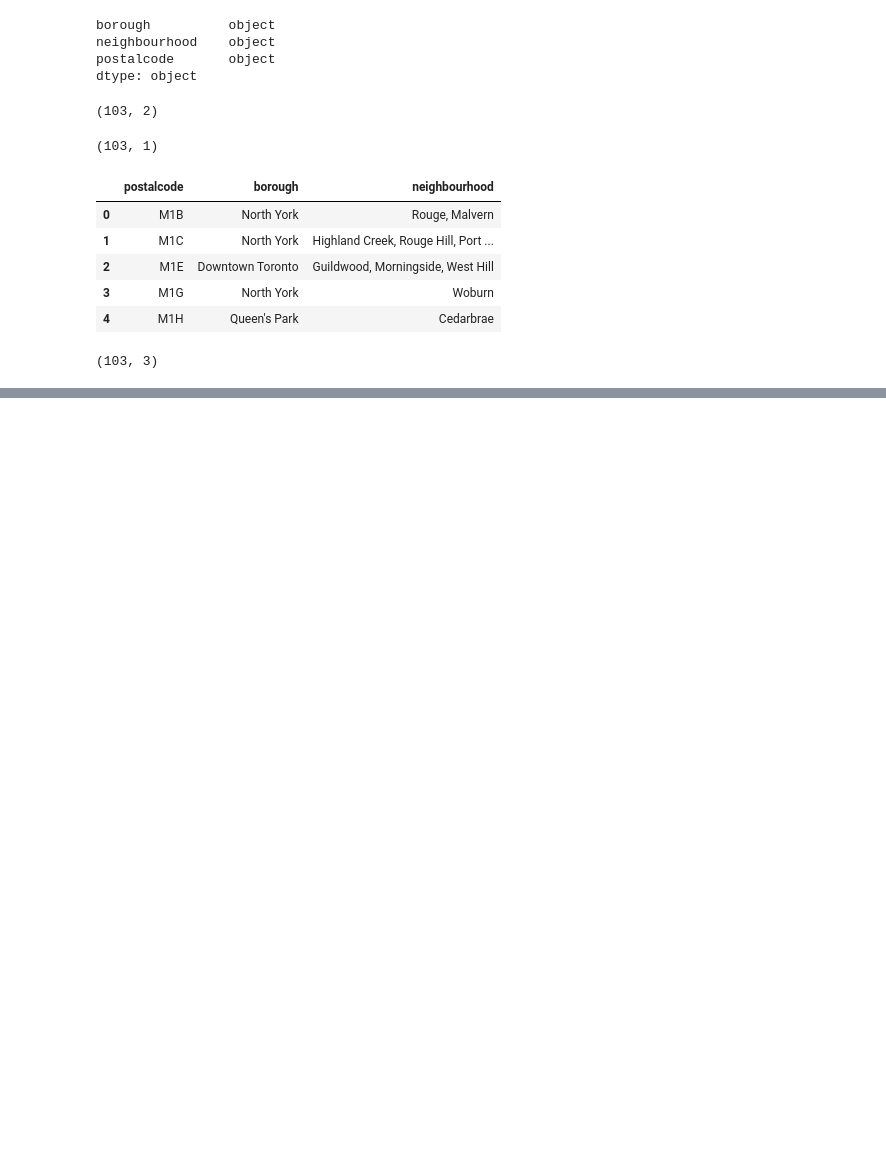
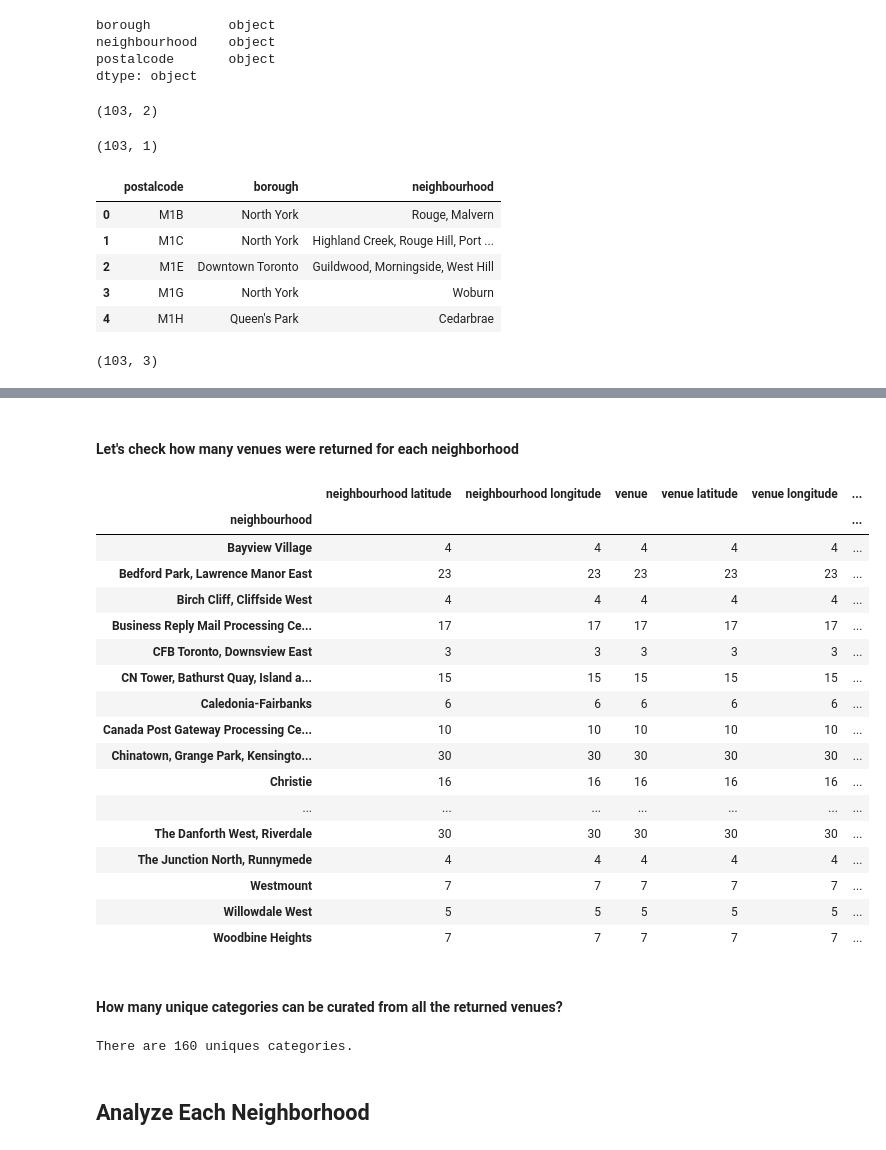
Before and after one commit to ThomVersteeg/Coursera_Capstone, a Jupyter notebook: capstone project week 3.ipynb, the cells around one changed output, grey strips where cells are left out. Cells and saved outputs as stored; diff of their text form; code cells hidden in the pictures; blank space fills up the shorter version.

```diff
--- a/capstone project week 3.ipynb
+++ b/capstone project week 3.ipynb
@@ -132,0 +215,19 @@ SyntaxError: invalid syntax (<ipython-input-77-bcb757b897b4>, line 1)
+# %%
+# create map of New York using latitude and longitude values
+map_toronto = folium.Map(location=[latitude, longitude], zoom_start=10)
+
+# add markers to map
+for lat, lng, borough, neighbourhood in zip(toronto_postal_codes['latitude'], toronto_postal_codes['longitude'], toronto_postal_codes['borough'], toronto_postal_codes['neighbourhood']):
+    label = '{}, {}'.format(neighbourhood, borough)
+    label = folium.Popup(label, parse_html=True)
+    folium.CircleMarker(
+        [lat, lng],
+        radius=5,
+        popup=label,
+        color='blue',
+        fill=True,
+        fill_color='#3186cc',
+        fill_opacity=0.7,
+        parse_html=False).add_to(map_toronto)
+
+map_toronto
@@ -132,0 +337,31 @@ SyntaxError: invalid syntax (<ipython-input-77-bcb757b897b4>, line 1)
+# %% [markdown]
+#### Let's check how many venues were returned for each neighborhood
+# %%
+toronto_venues.groupby('neighbourhood').count()
+# %% [output]
+|  | neighbourhood latitude | neighbourhood longitude | venue | venue latitude | venue longitude | ... |
+| neighbourhood |  |  |  |  |  | ... |
+| Bayview Village | 4 | 4 | 4 | 4 | 4 | ... |
+| Bedford Park, Lawrence Manor East | 23 | 23 | 23 | 23 | 23 | ... |
+| Birch Cliff, Cliffside West | 4 | 4 | 4 | 4 | 4 | ... |
+| Business Reply Mail Processing Ce... | 17 | 17 | 17 | 17 | 17 | ... |
+| CFB Toronto, Downsview East | 3 | 3 | 3 | 3 | 3 | ... |
+| CN Tower, Bathurst Quay, Island a... | 15 | 15 | 15 | 15 | 15 | ... |
+| Caledonia-Fairbanks | 6 | 6 | 6 | 6 | 6 | ... |
+| Canada Post Gateway Processing Ce... | 10 | 10 | 10 | 10 | 10 | ... |
+| Chinatown, Grange Park, Kensingto... | 30 | 30 | 30 | 30 | 30 | ... |
+| Christie | 16 | 16 | 16 | 16 | 16 | ... |
+| ... | ... | ... | ... | ... | ... | ... |
+| The Danforth West, Riverdale | 30 | 30 | 30 | 30 | 30 | ... |
+| The Junction North, Runnymede | 4 | 4 | 4 | 4 | 4 | ... |
+| Westmount | 7 | 7 | 7 | 7 | 7 | ... |
+| Willowdale West | 5 | 5 | 5 | 5 | 5 | ... |
+| Woodbine Heights | 7 | 7 | 7 | 7 | 7 | ... |
+# %% [markdown]
+#### How many unique categories can be curated from all the returned venues?
+# %%
+print('There are {} uniques categories.'.format(len(toronto_venues['venue category'].unique())))
+# %% [output]
+There are 160 uniques categories.
+# %% [markdown]
+## Analyze Each Neighborhood
```
Also changed, not shown: parts of 47 cells of this notebook.
